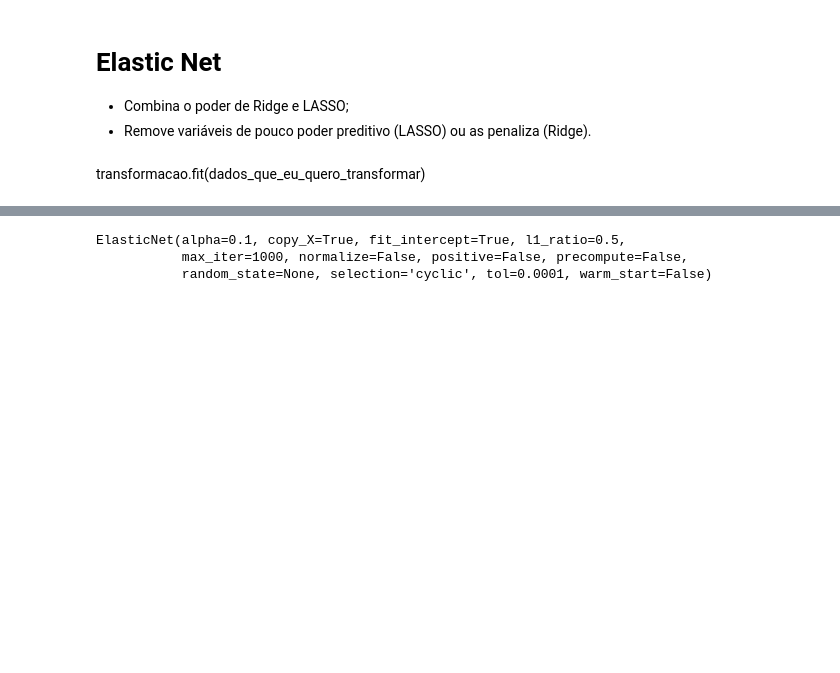
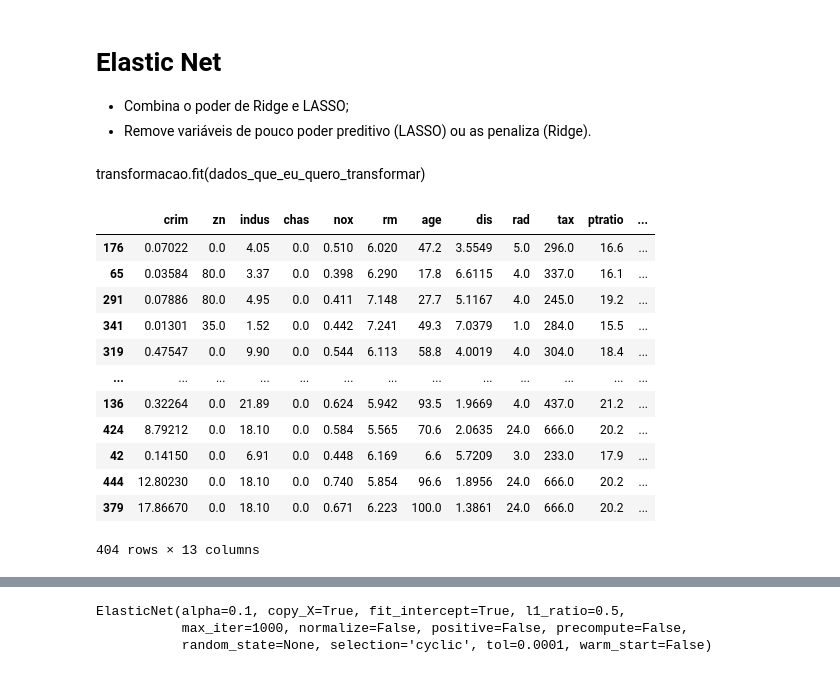
Before and after one commit to pimentad2020/DSWP, a Jupyter notebook: Notebooks/NB15_02__Regressão Linear.ipynb, the cells around one changed output, grey strips where cells are left out. Saved outputs shown, nothing was run; the diff lists cells and outputs as text; code cells hidden in the pictures; blank space fills up the shorter version.

```diff
--- a/Notebooks/NB15_02__Regressão Linear.ipynb
+++ b/Notebooks/NB15_02__Regressão Linear.ipynb
@@ -805,3 +805,19 @@ from sklearn.model_selection import GridSearchCV
 en = ElasticNet(alpha = .1)
 # %% [markdown]
 transformacao.fit(dados_que_eu_quero_transformar)
+# %%
+X_treinamento
+# %% [output]
+|  | crim | zn | indus | chas | nox | rm | age | dis | rad | tax | ptratio | ... |
+| 176 | 0.07022 | 0.0 | 4.05 | 0.0 | 0.510 | 6.020 | 47.2 | 3.5549 | 5.0 | 296.0 | 16.6 | ... |
+| 65 | 0.03584 | 80.0 | 3.37 | 0.0 | 0.398 | 6.290 | 17.8 | 6.6115 | 4.0 | 337.0 | 16.1 | ... |
+| 291 | 0.07886 | 80.0 | 4.95 | 0.0 | 0.411 | 7.148 | 27.7 | 5.1167 | 4.0 | 245.0 | 19.2 | ... |
+| 341 | 0.01301 | 35.0 | 1.52 | 0.0 | 0.442 | 7.241 | 49.3 | 7.0379 | 1.0 | 284.0 | 15.5 | ... |
+| 319 | 0.47547 | 0.0 | 9.90 | 0.0 | 0.544 | 6.113 | 58.8 | 4.0019 | 4.0 | 304.0 | 18.4 | ... |
+| ... | ... | ... | ... | ... | ... | ... | ... | ... | ... | ... | ... | ... |
+| 136 | 0.32264 | 0.0 | 21.89 | 0.0 | 0.624 | 5.942 | 93.5 | 1.9669 | 4.0 | 437.0 | 21.2 | ... |
+| 424 | 8.79212 | 0.0 | 18.10 | 0.0 | 0.584 | 5.565 | 70.6 | 2.0635 | 24.0 | 666.0 | 20.2 | ... |
+| 42 | 0.14150 | 0.0 | 6.91 | 0.0 | 0.448 | 6.169 | 6.6 | 5.7209 | 3.0 | 233.0 | 17.9 | ... |
+| 444 | 12.80230 | 0.0 | 18.10 | 0.0 | 0.740 | 5.854 | 96.6 | 1.8956 | 24.0 | 666.0 | 20.2 | ... |
+| 379 | 17.86670 | 0.0 | 18.10 | 0.0 | 0.671 | 6.223 | 100.0 | 1.3861 | 24.0 | 666.0 | 20.2 | ... |
+404 rows × 13 columns
```
Also changed, not shown: parts of 76 cells of this notebook.
